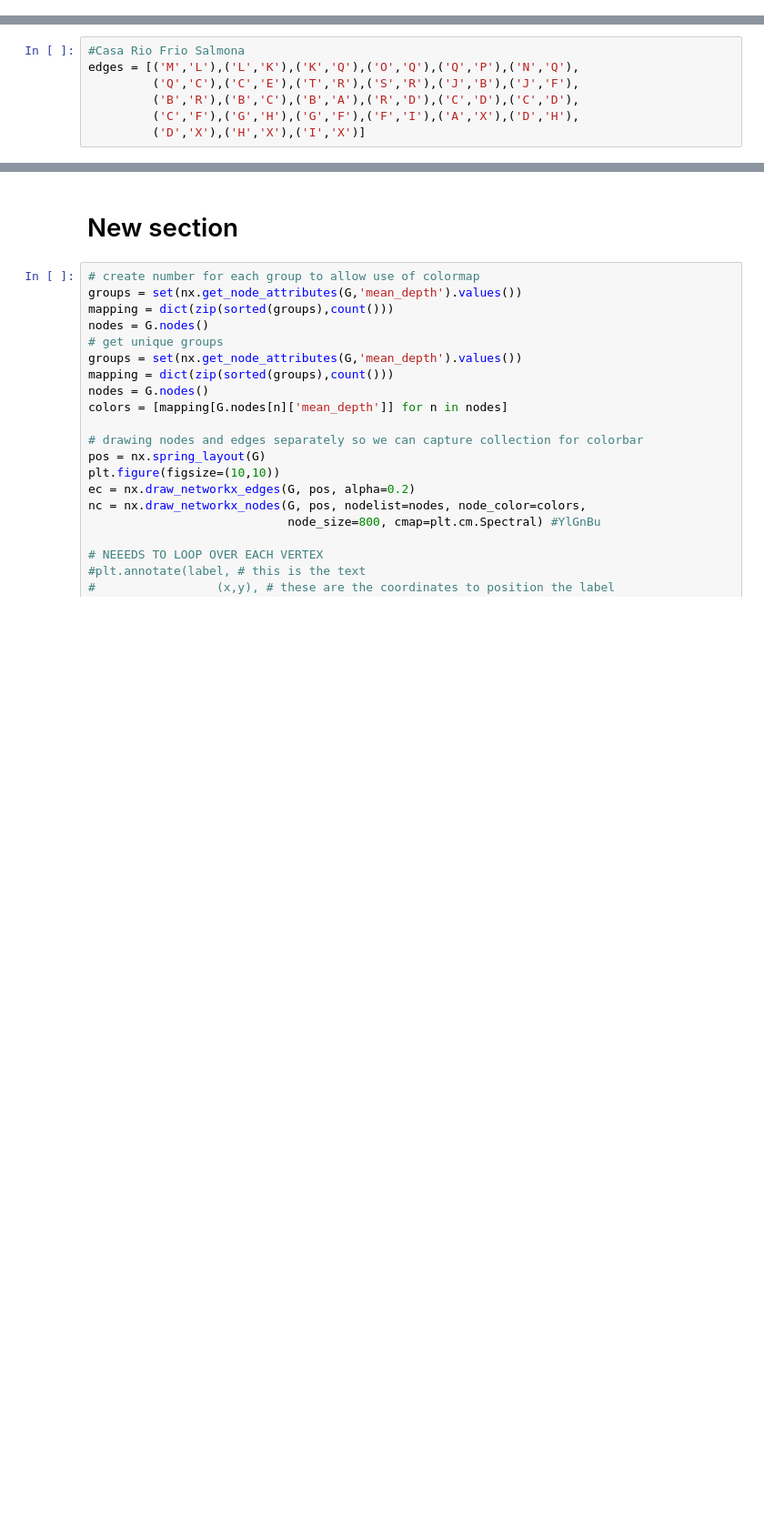
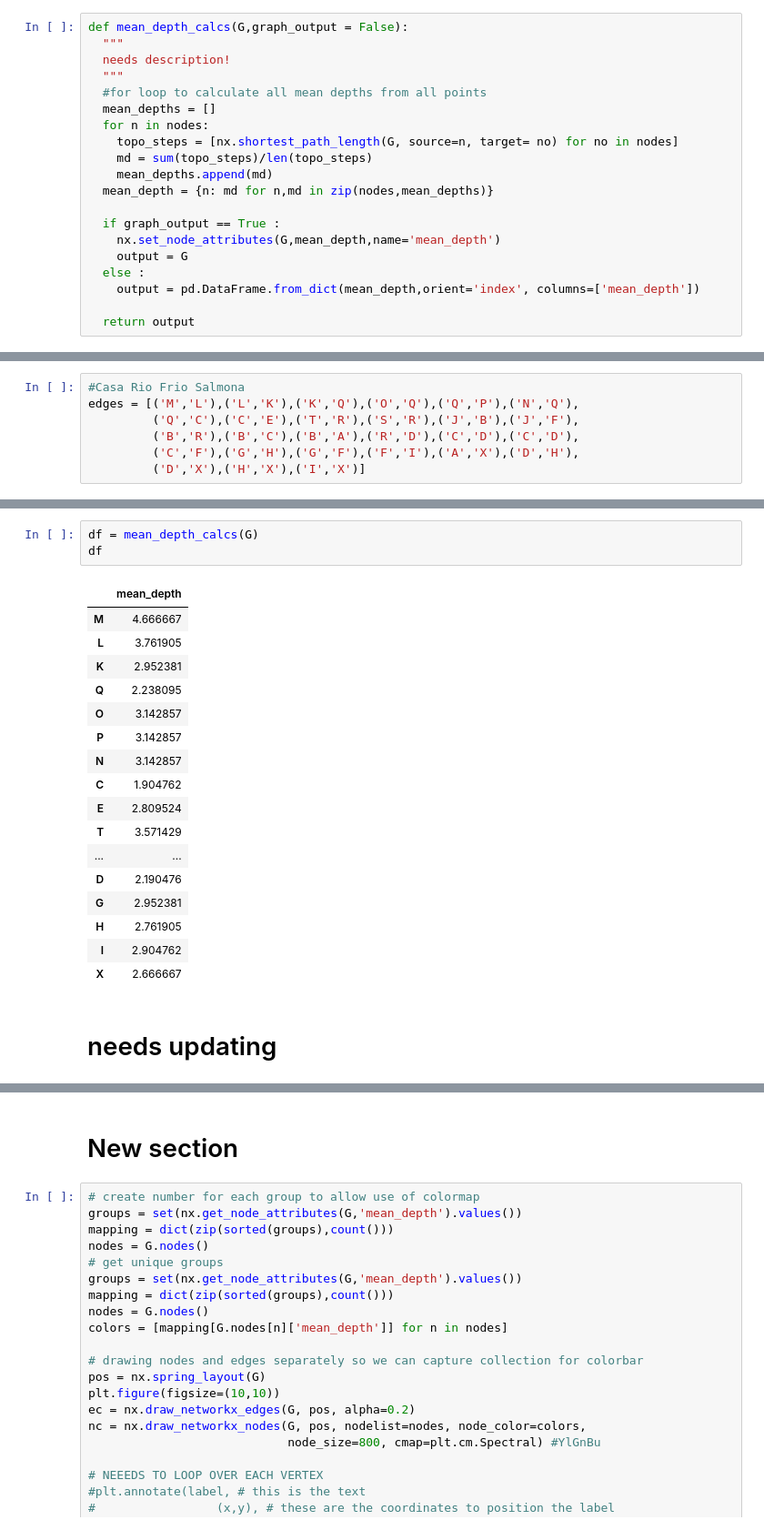
Before and after one commit to gregmaya/J-Graph, a Jupyter notebook: Creating_J_graph_tool.ipynb, the cells around one changed output, grey strips where cells are left out. Shown: that part at 91% size. Cells and saved outputs as stored; diff of their text form; blank space fills up the shorter version.

```diff
--- a/Creating_J_graph_tool.ipynb
+++ b/Creating_J_graph_tool.ipynb
@@ -13,0 +47,20 @@ import pandas as pd
+# %%
+def mean_depth_calcs(G,graph_output = False):
+  """
+  needs description!
+  """
+  #for loop to calculate all mean depths from all points
+  mean_depths = []
+  for n in nodes:
+    topo_steps = [nx.shortest_path_length(G, source=n, target= no) for no in nodes]
+    md = sum(topo_steps)/len(topo_steps)
+    mean_depths.append(md)
+  mean_depth = {n: md for n,md in zip(nodes,mean_depths)}
+
+  if graph_output == True :
+    nx.set_node_attributes(G,mean_depth,name='mean_depth')
+    output = G
+  else :
+    output = pd.DataFrame.from_dict(mean_depth,orient='index', columns=['mean_depth'])
+
+  return output
@@ -96,0 +91,23 @@ depth_df
+# %%
+df = mean_depth_calcs(G)
+df
+# %% [output]
+|  | mean_depth |
+| M | 4.666667 |
+| L | 3.761905 |
+| K | 2.952381 |
+| Q | 2.238095 |
+| O | 3.142857 |
+| P | 3.142857 |
+| N | 3.142857 |
+| C | 1.904762 |
+| E | 2.809524 |
+| T | 3.571429 |
+| ... | ... |
+| D | 2.190476 |
+| G | 2.952381 |
+| H | 2.761905 |
+| I | 2.904762 |
+| X | 2.666667 |
+# %% [markdown]
+# needs updating
```
Also changed, not shown: parts of 9 cells of this notebook.
